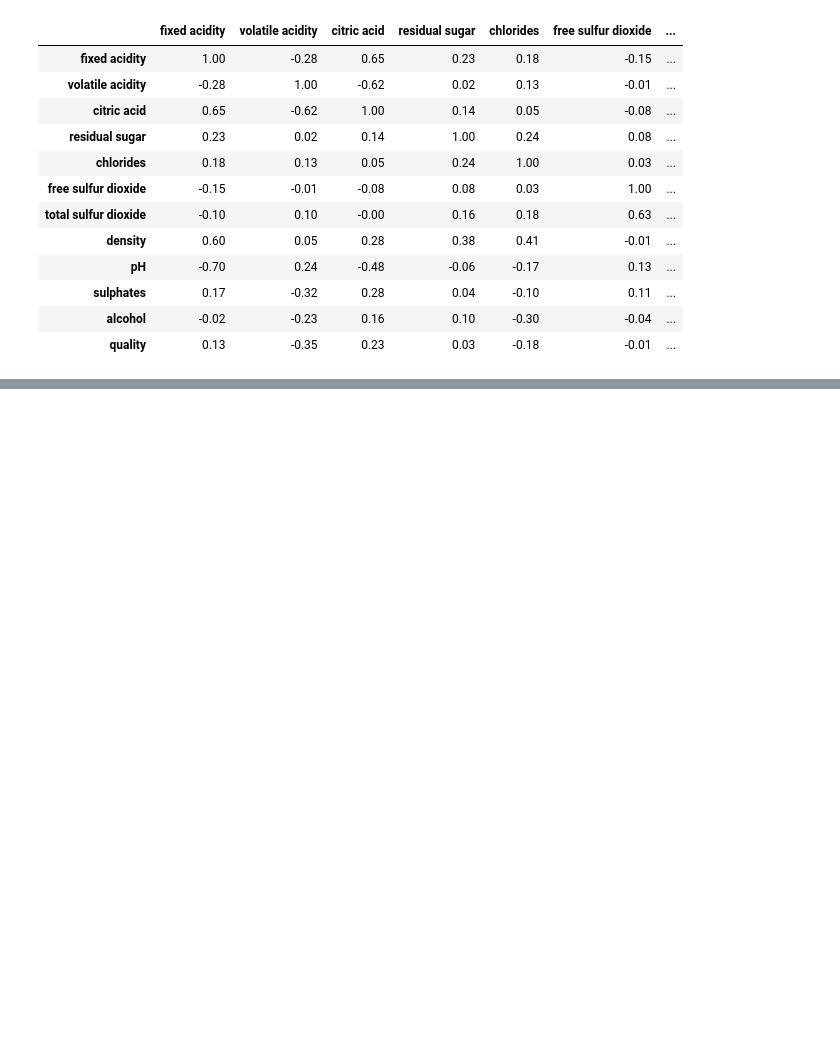
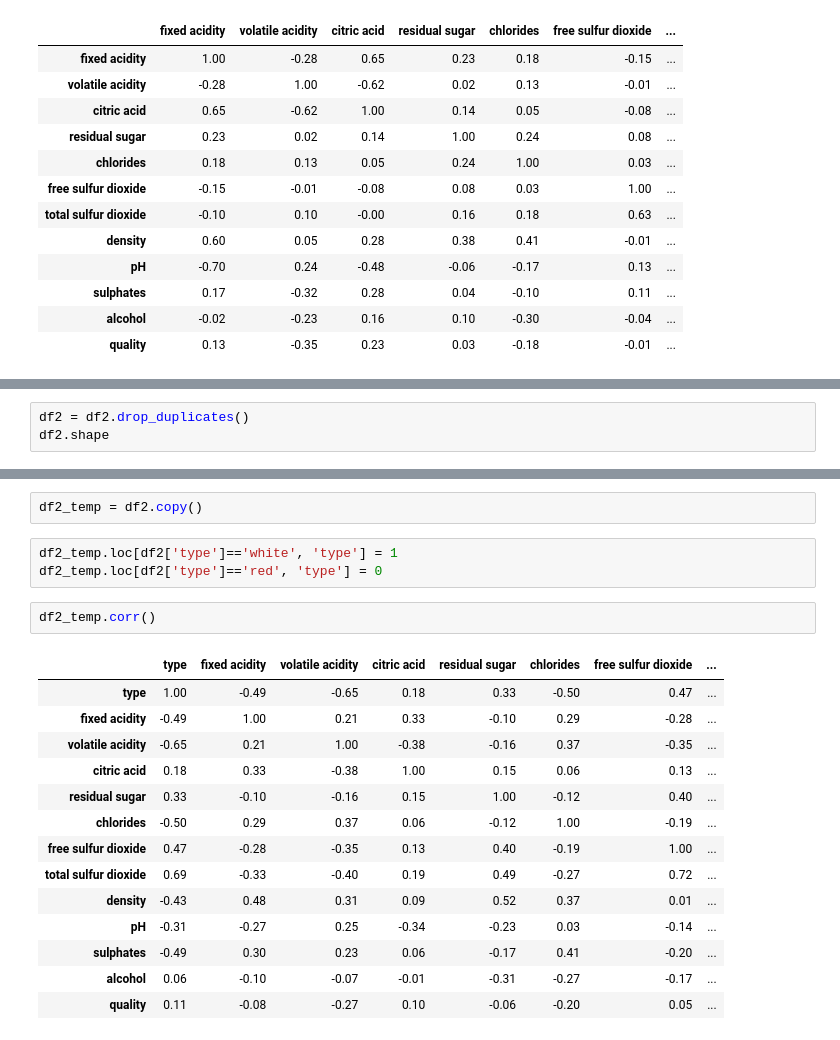
Before and after one commit to kvlrdhrs/DI-Bootcamp, a Jupyter notebook: Week4/Day5/Mini-project 2/Data Preprocessing.ipynb, the cells around one changed output, grey strips where cells are left out. Drawn from its saved outputs; the diff is of its cells as text; blank space fills up the shorter version.

```diff
--- a/Week4/Day5/Mini-project 2/Data Preprocessing.ipynb
+++ b/Week4/Day5/Mini-project 2/Data Preprocessing.ipynb
@@ -177,0 +231,3 @@ df1_clean.corr()
+# %%
+df2 = df2.drop_duplicates()
+df2.shape
@@ -177,0 +247,22 @@ df1_clean.corr()
+# %%
+df2_temp = df2.copy()
+# %%
+df2_temp.loc[df2['type']=='white', 'type'] = 1
+df2_temp.loc[df2['type']=='red', 'type'] = 0
+# %%
+df2_temp.corr()
+# %% [output]
+|  | type | fixed acidity | volatile acidity | citric acid | residual sugar | chlorides | free sulfur dioxide | ... |
+| type | 1.00 | -0.49 | -0.65 | 0.18 | 0.33 | -0.50 | 0.47 | ... |
+| fixed acidity | -0.49 | 1.00 | 0.21 | 0.33 | -0.10 | 0.29 | -0.28 | ... |
+| volatile acidity | -0.65 | 0.21 | 1.00 | -0.38 | -0.16 | 0.37 | -0.35 | ... |
+| citric acid | 0.18 | 0.33 | -0.38 | 1.00 | 0.15 | 0.06 | 0.13 | ... |
+| residual sugar | 0.33 | -0.10 | -0.16 | 0.15 | 1.00 | -0.12 | 0.40 | ... |
+| chlorides | -0.50 | 0.29 | 0.37 | 0.06 | -0.12 | 1.00 | -0.19 | ... |
+| free sulfur dioxide | 0.47 | -0.28 | -0.35 | 0.13 | 0.40 | -0.19 | 1.00 | ... |
+| total sulfur dioxide | 0.69 | -0.33 | -0.40 | 0.19 | 0.49 | -0.27 | 0.72 | ... |
+| density | -0.43 | 0.48 | 0.31 | 0.09 | 0.52 | 0.37 | 0.01 | ... |
+| pH | -0.31 | -0.27 | 0.25 | -0.34 | -0.23 | 0.03 | -0.14 | ... |
+| sulphates | -0.49 | 0.30 | 0.23 | 0.06 | -0.17 | 0.41 | -0.20 | ... |
+| alcohol | 0.06 | -0.10 | -0.07 | -0.01 | -0.31 | -0.27 | -0.17 | ... |
+| quality | 0.11 | -0.08 | -0.27 | 0.10 | -0.06 | -0.20 | 0.05 | ... |
```
Also changed, not shown: parts of 10 cells of this notebook.
